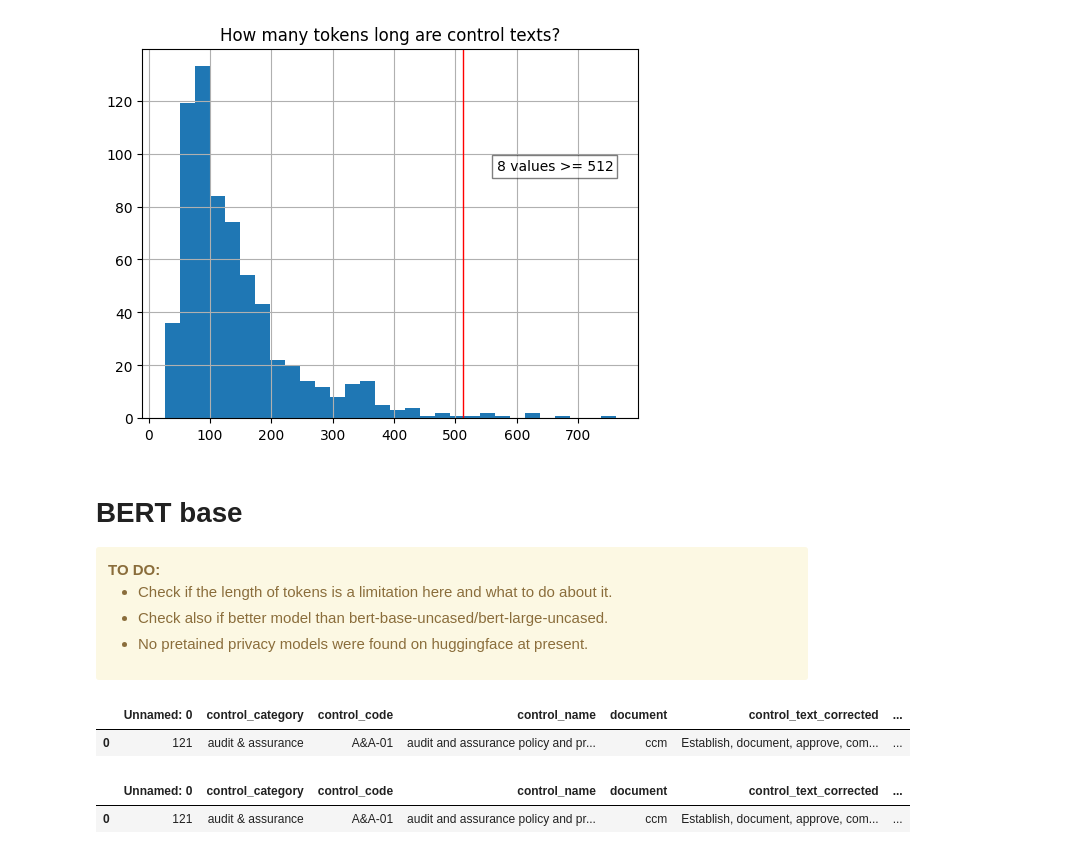
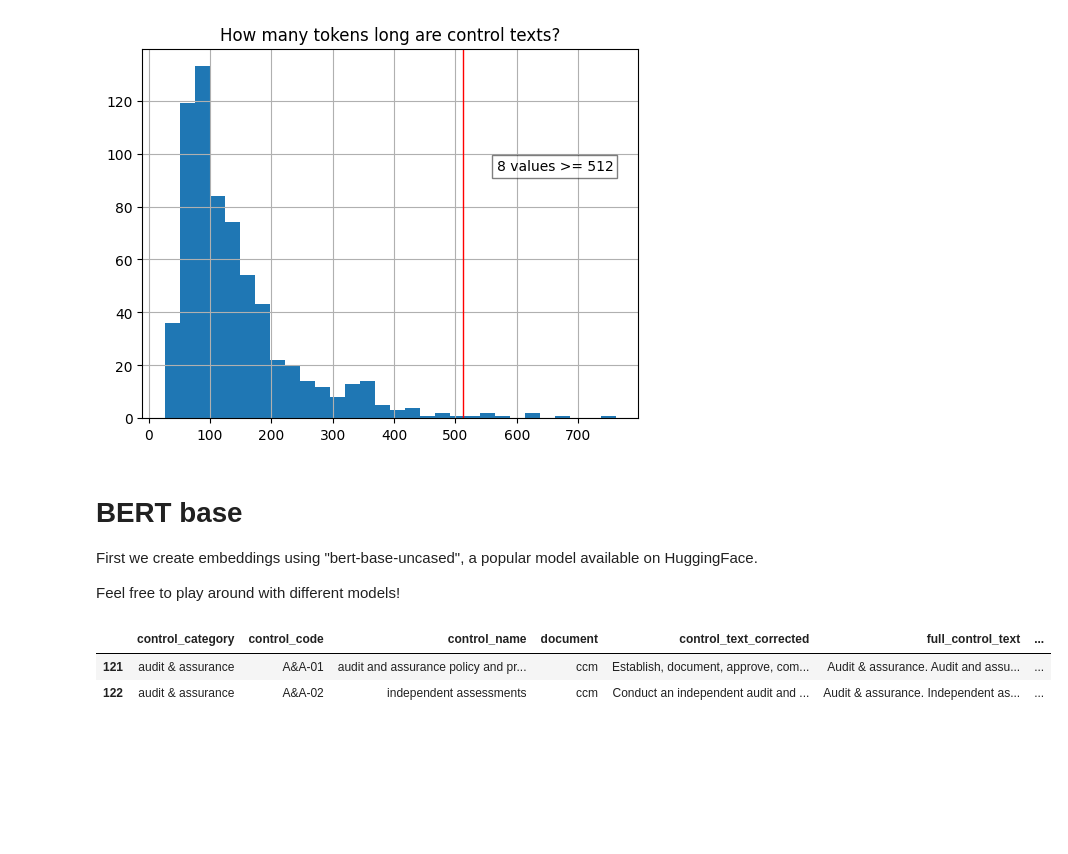
Before and after one commit to zkilhoffer/privacy-standard-topic-modeling, a Jupyter notebook: src/notebooks/embeddings.ipynb, the cells around one changed output. Drawn from its saved outputs; the diff is of its cells as text; code cells hidden in the pictures; blank space fills up the shorter version.

```diff
--- a/src/notebooks/embeddings.ipynb
+++ b/src/notebooks/embeddings.ipynb
@@ -85,16 +84,12 @@ Number of control texts longer than limit: 8.
 # %%
 # create list for encoding
 docs = list(df['full_control_text'].values)
-# %% [markdown]
-# BERT base
-
-<div class="alert alert-block alert-warning">
-<b>TO DO:</b>
-
-- Check if the length of tokens is a limitation here and what to do about it.
-- Check also if better model than bert-base-uncased/bert-large-uncased.
-- No pretained privacy models were found on huggingface at present.
-</div>
+# %% [markdown]
+# BERT base
+
+First we create embeddings using "bert-base-uncased", a popular model available on HuggingFace.
+
+Feel free to play around with different models!
 # %%
 # Load pre-trained BERT model and tokenizer
 model_name = "bert-base-uncased"
@@ -114,6 +106,0 @@ df['BERTembeddings'] = df['full_control_text'].apply(get_embedding)
-# %%
-# embeddings not in same form (see last columns)
-df.head(1)
-# %% [output]
-|  | Unnamed: 0 | control_category | control_code | control_name | document | control_text_corrected | ... |
-| 0 | 121 | audit & assurance | A&A-01 | audit and assurance policy and pr... | ccm | Establish, document, approve, com... | ... |
@@ -122,10 +113,11 @@ df.head(1)
 df['BERTembeddings'] = df['BERTembeddings'].apply(lambda x: x[0])
-# %%
-# now all embeddings in correct form
-df.head(1)
-# %% [output]
-|  | Unnamed: 0 | control_category | control_code | control_name | document | control_text_corrected | ... |
-| 0 | 121 | audit & assurance | A&A-01 | audit and assurance policy and pr... | ccm | Establish, document, approve, com... | ... |
+# %%
+# inspect
+df.head(2)
+# %% [output]
+|  | control_category | control_code | control_name | document | control_text_corrected | full_control_text | ... |
+| 121 | audit & assurance | A&A-01 | audit and assurance policy and pr... | ccm | Establish, document, approve, com... | Audit & assurance. Audit and assu... | ... |
+| 122 | audit & assurance | A&A-02 | independent assessments | ccm | Conduct an independent audit and ... | Audit & assurance. Independent as... | ... |
 # %%
 # savings results
 df.to_excel('../data/df_embeddings_github_test.xlsx')
```
Also changed, not shown: parts of 5 cells of this notebook, 1 other file.
